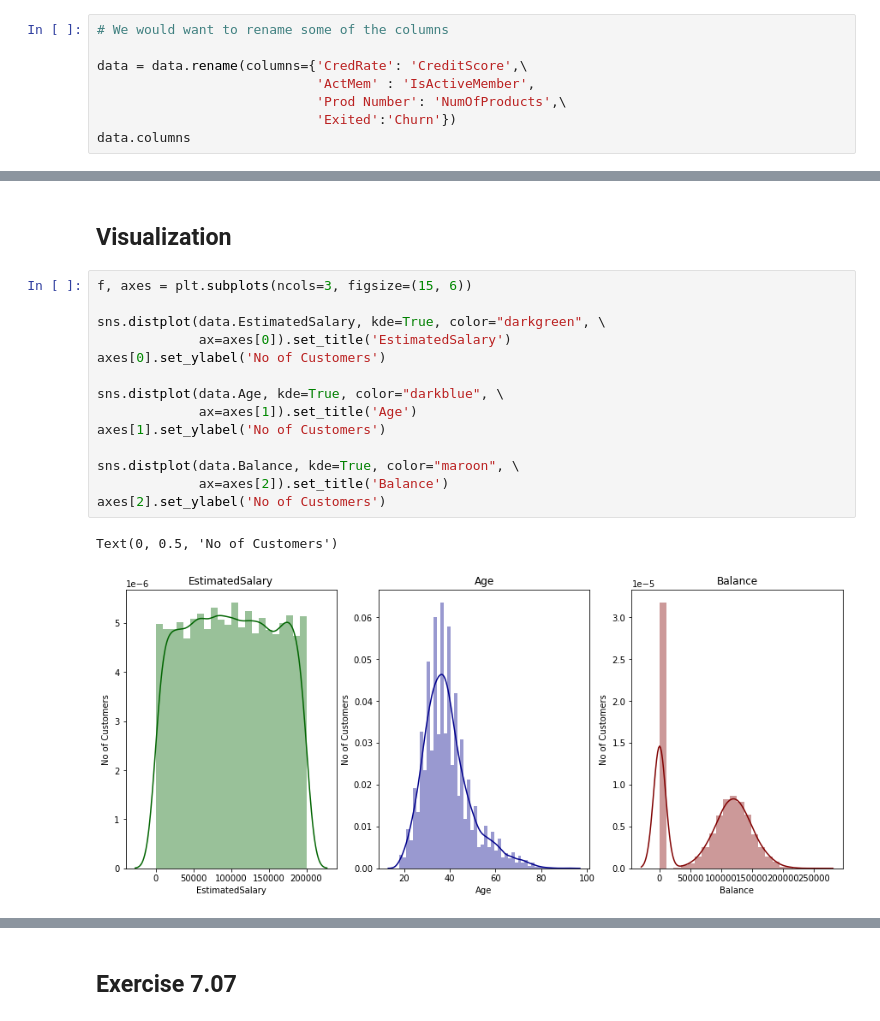
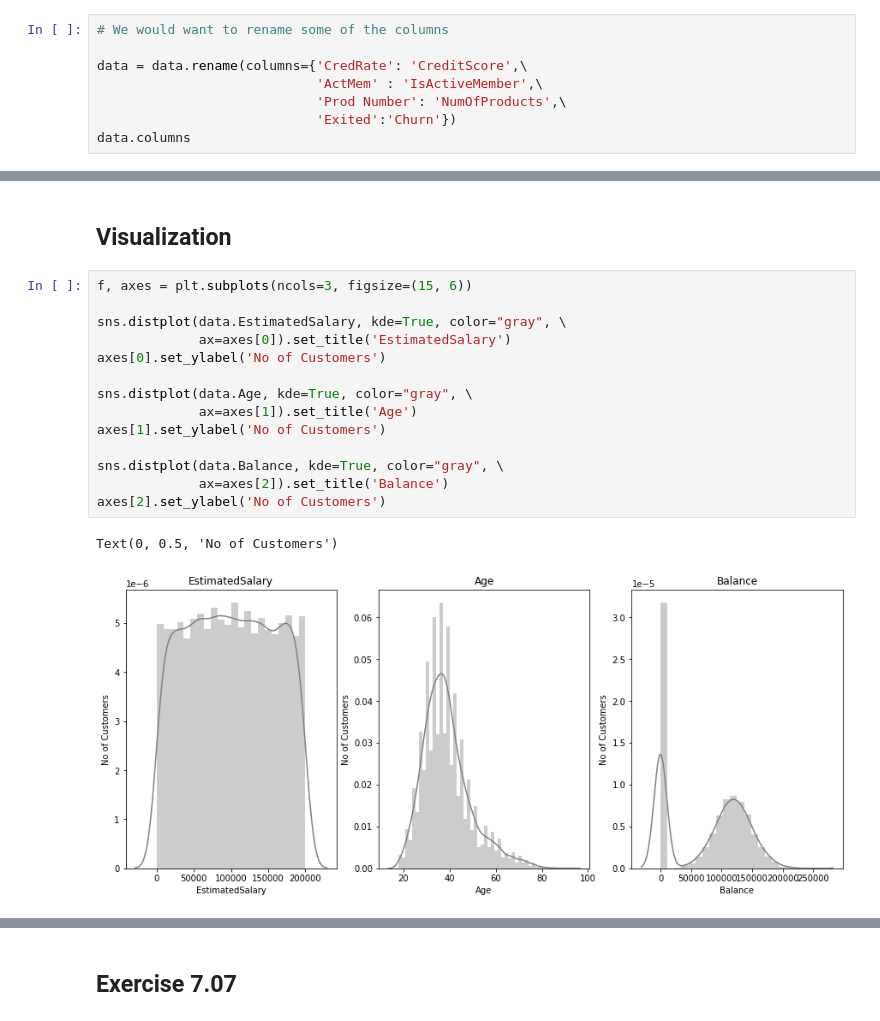
Before and after one commit to PacktPublishing/Data-Science-for-Marketing-Analytics-Second-Edition, a Jupyter notebook: Chapter07/Exercise7.07/Exercise7.07.ipynb, the cells around one changed output, grey strips where cells are left out. Saved outputs shown, nothing was run; the diff lists cells and outputs as text.

```diff
--- a/Chapter07/Exercise7.07/Exercise7.07.ipynb
+++ b/Chapter07/Exercise7.07/Exercise7.07.ipynb
@@ -178,9 +178,9 @@ dtype: bool
 # We would want to rename some of the columns
 
 data = data.rename(columns={'CredRate': 'CreditScore',\
-                            'ActMem' : 'IsActiveMember',
-                            'Prod Number': 'NumOfProducts',\
-                            'Exited':'Churn'})
+                            'ActMem' : 'IsActiveMember',\
+                            'Prod Number': 'NumOfProducts',\
+                            'Exited':'Churn'})
 data.columns
 # %% [output]
 Index(['CustomerId', 'CreditScore', 'Geography', 'Gender', 'Age', 'Tenure',
@@ -300,20 +301,20 @@ corr
 # %%
 f, axes = plt.subplots(ncols=3, figsize=(15, 6))
 
-sns.distplot(data.EstimatedSalary, kde=True, color="darkgreen", \
-             ax=axes[0]).set_title('EstimatedSalary')
+sns.distplot(data.EstimatedSalary, kde=True, color="gray", \
+             ax=axes[0]).set_title('EstimatedSalary')
 axes[0].set_ylabel('No of Customers')
 
-sns.distplot(data.Age, kde=True, color="darkblue", \
-             ax=axes[1]).set_title('Age')
+sns.distplot(data.Age, kde=True, color="gray", \
+             ax=axes[1]).set_title('Age')
 axes[1].set_ylabel('No of Customers')
 
-sns.distplot(data.Balance, kde=True, color="maroon", \
-             ax=axes[2]).set_title('Balance')
+sns.distplot(data.Balance, kde=True, color="gray", \
+             ax=axes[2]).set_title('Balance')
 axes[2].set_ylabel('No of Customers')
 # %% [output]
 Text(0, 0.5, 'No of Customers')
-[figure, old version]
+[figure, new version]
 # %%
 plt.figure(figsize=(15,4))
 p=sns.countplot(y="Gender", hue='Churn', data=data,\
```
Also changed, not shown: parts of 15 cells of this notebook, 3 other files.
